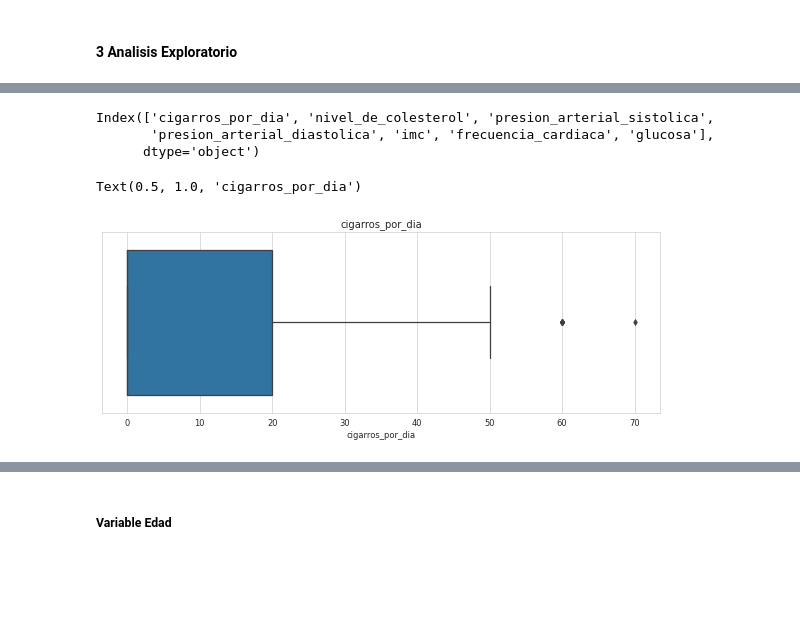
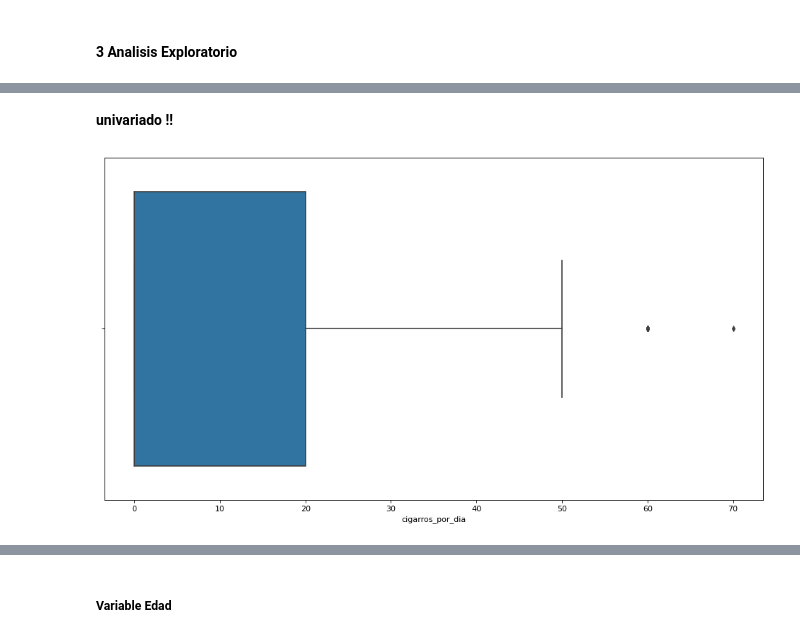
Before and after one commit to luis-gutierre/Proyectos, a Jupyter notebook: 1.Enfermedades Cardiovasculares/1.Enfermedades Cardiovasculares.ipynb, the cells around one changed output, grey strips where cells are left out. Cells and saved outputs as stored; diff of their text form; code cells hidden in the pictures; blank space fills up the shorter version.

```diff
--- a/1.Enfermedades Cardiovasculares/1.Enfermedades Cardiovasculares.ipynb
+++ b/1.Enfermedades Cardiovasculares/1.Enfermedades Cardiovasculares.ipynb
@@ -92,4 +96,4 @@ from mlxtend.classifier import StackingCVClassifier
 # ruta #
 #------#
 # %%
-d=pd.read_csv("/content/drive/MyDrive/13 PROYECTOS/5 proyecto- Heart Disease Ensemble Classifier/EnfermedadCardioVasculares.csv")
+d=pd.read_csv("/content/drive/MyDrive/13_PROYECTOS/5_proyecto_Heart_Disease_Ensemble_Classifier/EnfermedadCardioVasculares.csv")
@@ -178,4 +184,9 @@ d.sexo.value_counts()
 0    2419
 1    1819
 Name: sexo, dtype: int64
+# %%
+d['sexo']=d['sexo'].map({
+    0:'hombre',
+    1:'mujer'
+})
 # %%
@@ -224,4 +237,4 @@ dtype: int64
 #x = d.edad
 #s = pd.Series(x)
 edad= pd.cut (d.edad, bins = [30,45,60,75],labels=['edad_c1','edad_c2','edad_c3'])
-d['edad']=edad
+d['edad_discre']=edad
@@ -228,3 +249,9 @@ d['edad']=edad
+# %%
+d['edad_discre']=d['edad_discre'].map({
+    'edad_c2':2,
+    'edad_c1':1,
+    'edad_c3':3
+})
 # %%
 # comentario:
 #------------
@@ -315,6 +267,0 @@ array([[<matplotlib.axes._subplots.AxesSubplot object at 0x...>,
-# %%
-d[lista_numericas].columns
-# %% [output]
-Index(['cigarros_por_dia', 'nivel_de_colesterol', 'presion_arterial_sistolica',
-       'presion_arterial_diastolica', 'imc', 'frecuencia_cardiaca', 'glucosa'],
-      dtype='object')
@@ -321,7 +272,9 @@ Index(['cigarros_por_dia', 'nivel_de_colesterol', 'presion_arterial_sistolica',
+# %% [markdown]
+**univariado !!**
 # %%
-plt.figure(figsize=(12,4), dpi=60)
+plt.figure(figsize=(15,8), dpi=80)
 sns.boxplot(d['cigarros_por_dia'])
-plt.title('cigarros_por_dia')
+plt.show()
+#plt.title('cigarros_por_dia')
 # %% [output]
-Text(0.5, 1.0, 'cigarros_por_dia')
-[figure, old version]
+[figure, new version]
```
Also changed, not shown: parts of 142 cells of this notebook, 1 other file.
